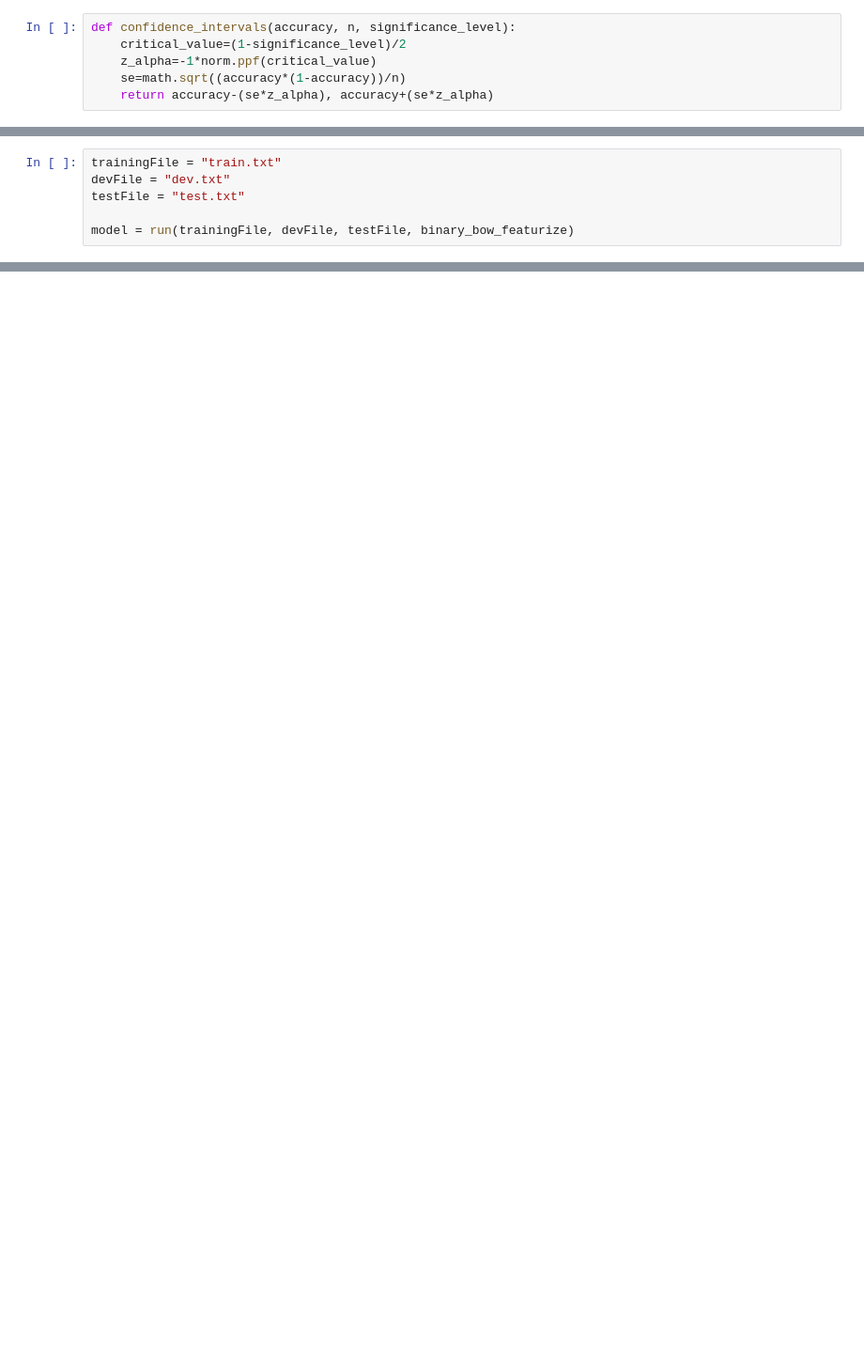
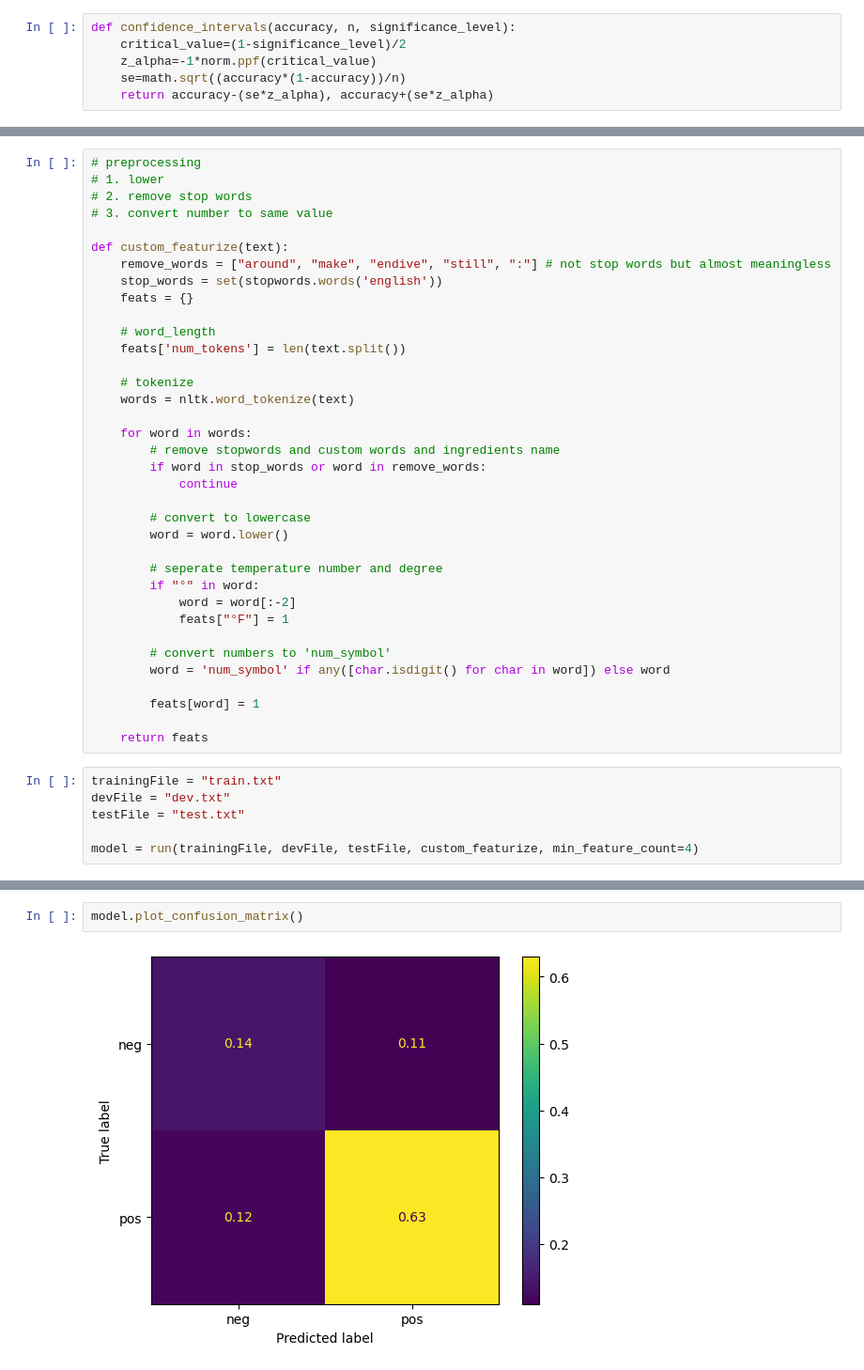
Before and after one commit to Tatsuya3327/INFO-159-AP4, a Jupyter notebook: AP4.ipynb, the cells around one changed output, grey strips where cells are left out. Shown at 94% size. Drawn from its saved outputs; the diff is of its cells as text; blank space fills up the shorter version.

```diff
--- a/AP4.ipynb
+++ b/AP4.ipynb
@@ -188,7 +224,43 @@ def binary_bow_featurize(text):
+# %%
+# preprocessing
+# 1. lower
+# 2. remove stop words
+# 3. convert number to same value
+
+def custom_featurize(text):
+    remove_words = ["around", "make", "endive", "still", ":"] # not stop words but almost meaningless
+    stop_words = set(stopwords.words('english'))
+    feats = {}
+
+    # word_length
+    feats['num_tokens'] = len(text.split())
+
+    # tokenize
+    words = nltk.word_tokenize(text)
+
+    for word in words:
+        # remove stopwords and custom words and ingredients name
+        if word in stop_words or word in remove_words:
+            continue
+
+        # convert to lowercase
+        word = word.lower()
+
+        # seperate temperature number and degree
+        if "°" in word:
+            word = word[:-2]
+            feats["°F"] = 1
+
+        # convert numbers to 'num_symbol'
+        word = 'num_symbol' if any([char.isdigit() for char in word]) else word
+
+        feats[word] = 1
+
+    return feats
 # %%
 trainingFile = "train.txt"
 devFile = "dev.txt"
 testFile = "test.txt"
 
-model = run(trainingFile, devFile, testFile, binary_bow_featurize)
+model = run(trainingFile, devFile, testFile, custom_featurize, min_feature_count=4)
 # %% [output]
@@ -211,0 +284,4 @@ neg     -0.187  bell
+# %%
+model.plot_confusion_matrix()
+# %% [output]
+[figure, added]
```
Also changed, not shown: parts of 10 cells of this notebook.
